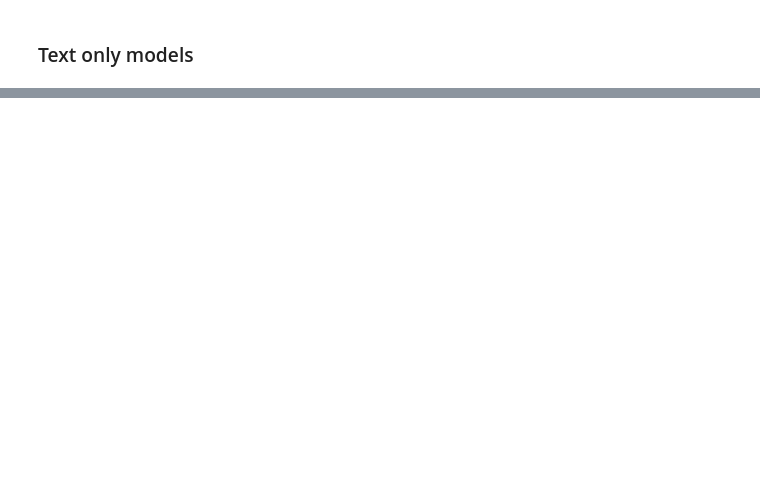
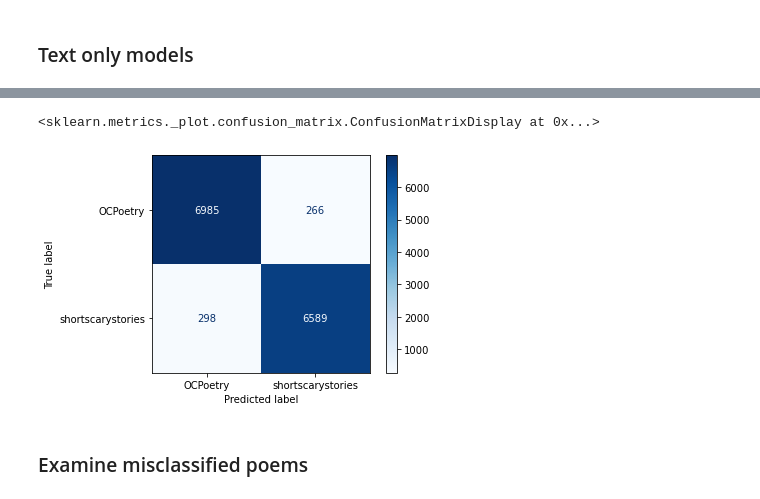
Before and after one commit to stevenlw-porpoise/Reddit-NLP-Classifier, a Jupyter notebook: model.ipynb, the cells around one changed output, grey strips where cells are left out. Saved outputs shown, nothing was run; the diff lists cells and outputs as text; code cells hidden in the pictures; blank space fills up the shorter version.

```diff
--- a/model.ipynb
+++ b/model.ipynb
@@ -194,0 +994,2 @@ New feature ideas
+# %%
+X_all_train, X_all_test, y_train, y_test = train_test_split(X, y)
@@ -194,0 +1026,12 @@ New feature ideas
+# %%
+tfidf_all_features_model_3 = make_pipeline(
+    make_column_transformer(
+        (TfidfVectorizer(max_features=1000, ngram_range=(1, 2), stop_words = stop_words), 'title_text'),
+        remainder = 'passthrough',
+        verbose_feature_names_out = False
+    ),
+    MaxAbsScaler(),
+    LogisticRegression(solver = 'saga', max_iter = 10_000)
+)
+
+run_model(tfidf_all_features_model_3, X_all_train, X_all_test, y_train, y_test)
@@ -194,0 +1058,14 @@ New feature ideas
+# %%
+from sklearn.ensemble import GradientBoostingClassifier
+
+tfidf_all_features_model_grad = make_pipeline(
+    make_column_transformer(
+        (TfidfVectorizer(max_features=5000, ngram_range=(1, 2), stop_words = stop_words), 'title_text'),
+        remainder = 'passthrough',
+        verbose_feature_names_out = False
+    ),
+    MaxAbsScaler(),
+    GradientBoostingClassifier(verbose = 2)
+)
+
+run_model(tfidf_all_features_model_grad, X_all_train, X_all_test, y_train, y_test)
@@ -194,0 +1092,14 @@ New feature ideas
+# %%
+import lightgbm as lgb
+
+tfidf_all_features_model_lgbm = make_pipeline(
+    make_column_transformer(
+        (TfidfVectorizer(max_features=5000, ngram_range=(1, 2), stop_words = stop_words), 'title_text'),
+        remainder = 'passthrough',
+        verbose_feature_names_out = False
+    ),
+    MaxAbsScaler(),
+    lgb.LGBMClassifier(verbosity = 2)
+)
+
+run_model(tfidf_all_features_model_lgbm, X_all_train, X_all_test, y_train, y_test)
@@ -194,0 +1142,7 @@ New feature ideas
+# %%
+ConfusionMatrixDisplay.from_estimator(tfidf_all_features_model_lgbm, X_all_test, y_test, cmap = 'Blues')
+# %% [output]
+<sklearn.metrics._plot.confusion_matrix.ConfusionMatrixDisplay at 0x...>
+[figure, added]
+# %% [markdown]
+### Examine misclassified poems
```
Also changed, not shown: parts of 166 cells of this notebook.
